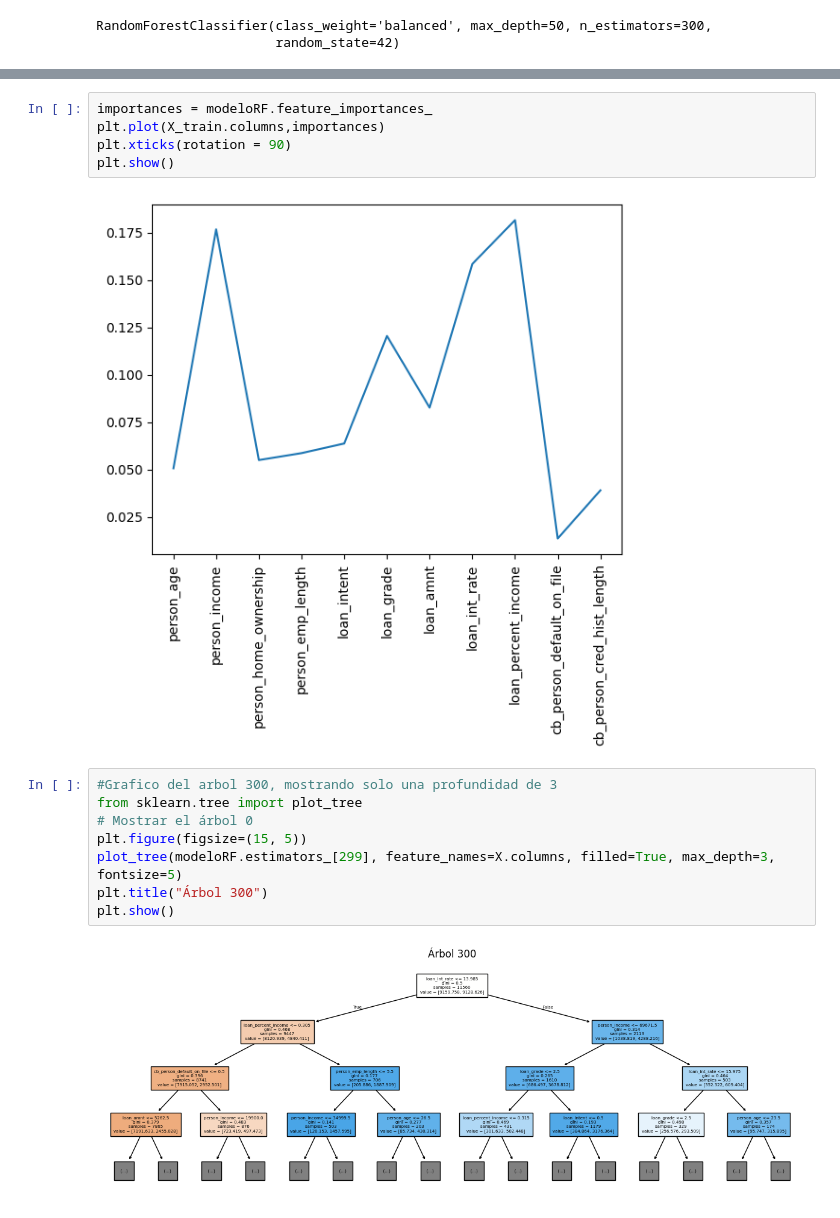
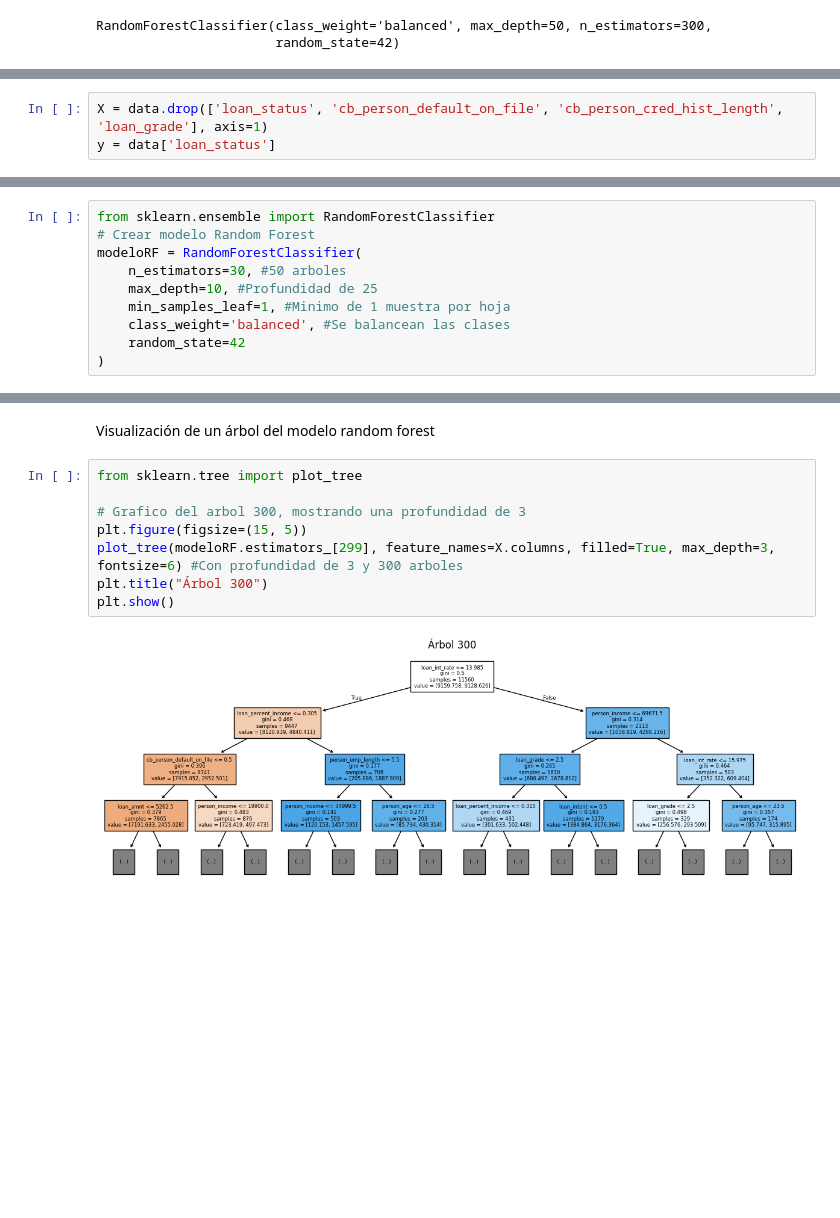
Before and after one commit to maxiskjd/skjd, a Jupyter notebook: Proyecto1.ipynb, the cells around one changed output, grey strips where cells are left out. Drawn from its saved outputs; the diff is of its cells as text; blank space fills up the shorter version.

```diff
--- a/Proyecto1.ipynb
+++ b/Proyecto1.ipynb
@@ -171,0 +200,3 @@ X
+# %%
+X = data.drop(['loan_status', 'cb_person_default_on_file', 'cb_person_cred_hist_length', 'loan_grade'], axis=1)
+y = data['loan_status']
@@ -171,0 +206,10 @@ X
+# %%
+from sklearn.ensemble import RandomForestClassifier
+# Crear modelo Random Forest
+modeloRF = RandomForestClassifier(
+    n_estimators=30, #50 arboles
+    max_depth=10, #Profundidad de 25
+    min_samples_leaf=1, #Minimo de 1 muestra por hoja
+    class_weight='balanced', #Se balancean las clases
+    random_state=42
+)
@@ -192,17 +264,12 @@ Matriz de Confusión:
-# %%
-importances = modeloRF.feature_importances_
-plt.plot(X_train.columns,importances)
-plt.xticks(rotation = 90)
-plt.show()
-# %% [output]
-[figure, removed]
+# %% [markdown]
+Visualización de un árbol del modelo random forest
 # %%
-#Grafico del arbol 300, mostrando solo una profundidad de 3
 from sklearn.tree import plot_tree
-# Mostrar el árbol 0
+
+# Grafico del arbol 300, mostrando una profundidad de 3
 plt.figure(figsize=(15, 5))
-plot_tree(modeloRF.estimators_[299], feature_names=X.columns, filled=True, max_depth=3, fontsize=5)
+plot_tree(modeloRF.estimators_[299], feature_names=X.columns, filled=True, max_depth=3, fontsize=6) #Con profundidad de 3 y 300 arboles
 plt.title("Árbol 300")
 plt.show()
 # %% [output]
-[figure, old version]
+[figure, new version]
```
Also changed, not shown: parts of 31 cells of this notebook.
